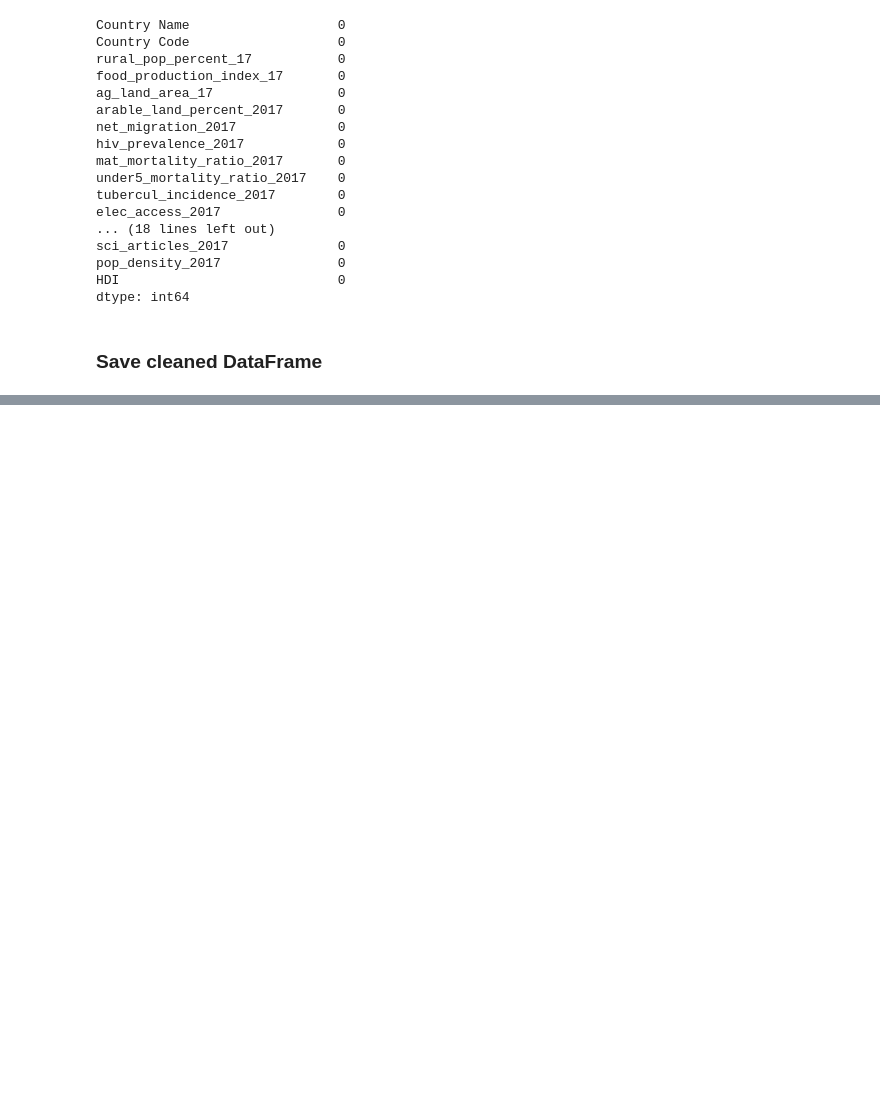
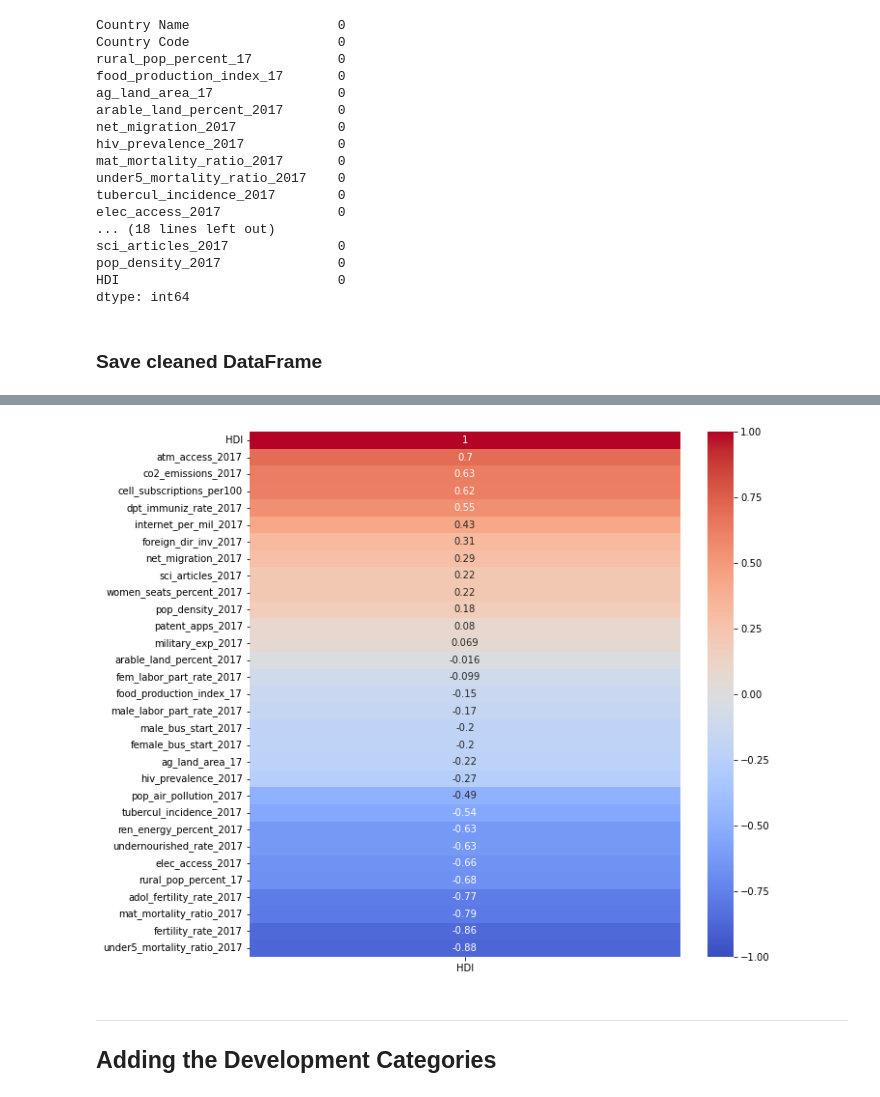
Before and after one commit to pemurp19/Predicting-HDI---Human-Development-Indicators, a Jupyter notebook: code/Data_Cleaning.ipynb, the cells around one changed output, grey strips where cells are left out. Drawn from its saved outputs; the diff is of its cells as text; code cells hidden in the pictures; blank space fills up the shorter version.

```diff
--- a/code/Data_Cleaning.ipynb
+++ b/code/Data_Cleaning.ipynb
@@ -885,0 +901,14 @@ df.to_csv('../datasets/cleaned_data.csv', index=False)
+# %%
+# distill features down
+# comparing correlations of all numerical features to target
+plt.figure(figsize=(10,10))
+sns.heatmap(df.corr()[['HDI']].sort_values(by = 'HDI', ascending=False),
+            annot=True,
+            vmin = -1,
+            vmax = 1,
+            cmap = 'coolwarm');
+# %% [output]
+[figure, added]
+# %% [markdown]
+-----
+## Adding the Development Categories
```
Also changed, not shown: parts of 7 cells of this notebook, 4 other files.
